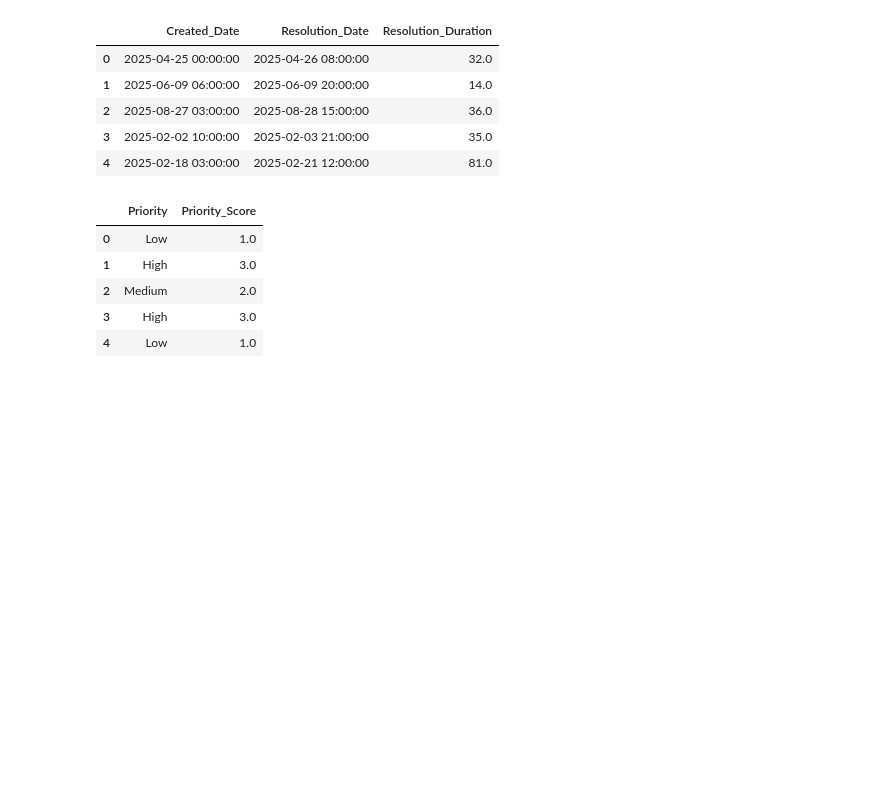
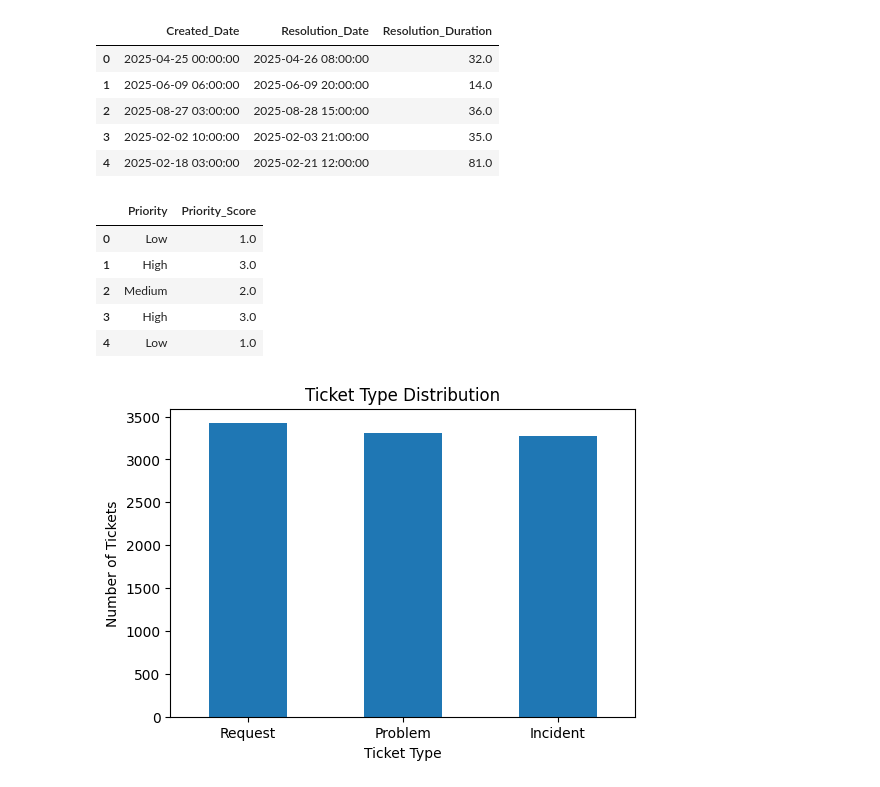
Before and after one commit to springboardmentor1210a/Supportlytics, a Jupyter notebook: infosys_springboard.ipynb, the cells around one changed output. Drawn from its saved outputs; the diff is of its cells as text; code cells hidden in the pictures; blank space fills up the shorter version.

```diff
--- a/infosys_springboard.ipynb
+++ b/infosys_springboard.ipynb
@@ -180,0 +183,13 @@ df.to_excel("IT_Support_Tickets_Cleaned.xlsx", index=False)
+# %%
+df["Ticket_Type"].value_counts().plot(
+    kind="bar",
+    figsize=(6,4)
+)
+
+plt.title("Ticket Type Distribution")
+plt.xlabel("Ticket Type")
+plt.ylabel("Number of Tickets")
+plt.xticks(rotation=0)
+plt.show()
+# %% [output]
+[figure, added]
```
Also changed, not shown: parts of 33 cells of this notebook, 3 other files.
